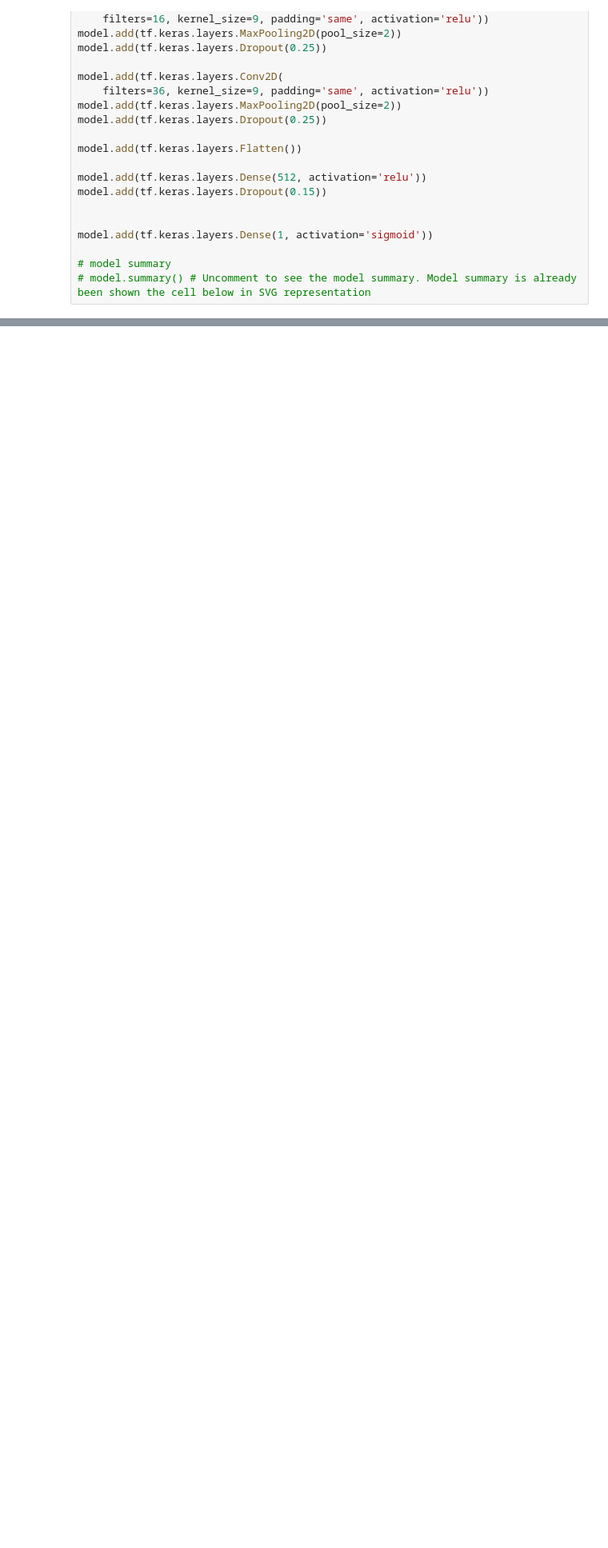
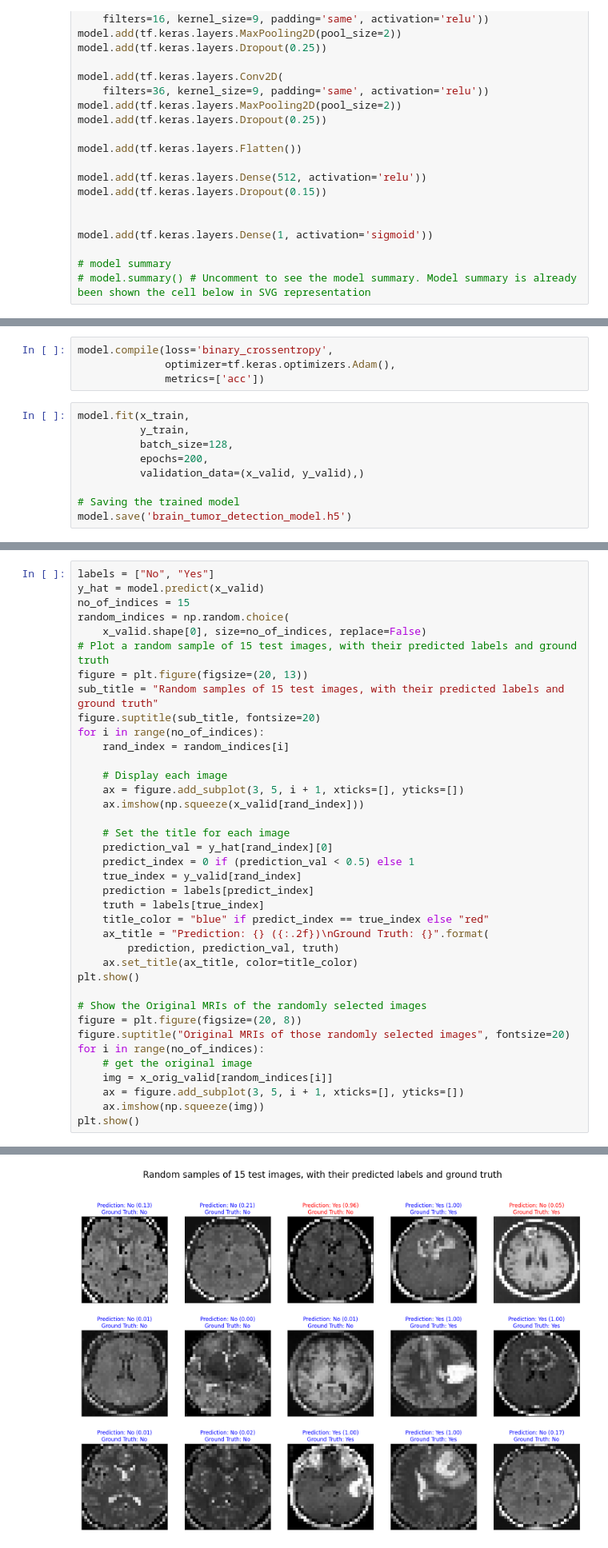
Before and after one commit to allmamun556/Brain-Tumor-Detection, a Jupyter notebook: brain_tumor_classification.ipynb, the cells around one changed output, grey strips where cells are left out. Shown at 80% size. Cells and saved outputs as stored; diff of their text form; blank space fills up the shorter version.

```diff
--- a/brain_tumor_classification.ipynb
+++ b/brain_tumor_classification.ipynb
@@ -153,0 +146,13 @@ ImportError: You must install pydot (`pip install pydot`) for model_to_dot to wo
+# %%
+model.compile(loss='binary_crossentropy',
+              optimizer=tf.keras.optimizers.Adam(),
+              metrics=['acc'])
+# %%
+model.fit(x_train,
+          y_train,
+          batch_size=128,
+          epochs=200,
+          validation_data=(x_valid, y_valid),)
+
+# Saving the trained model
+model.save('brain_tumor_detection_model.h5')
@@ -153,0 +177,39 @@ ImportError: You must install pydot (`pip install pydot`) for model_to_dot to wo
+# %%
+labels = ["No", "Yes"]
+y_hat = model.predict(x_valid)
+no_of_indices = 15
+random_indices = np.random.choice(
+    x_valid.shape[0], size=no_of_indices, replace=False)
+# Plot a random sample of 15 test images, with their predicted labels and ground truth
+figure = plt.figure(figsize=(20, 13))
+sub_title = "Random samples of 15 test images, with their predicted labels and ground truth"
+figure.suptitle(sub_title, fontsize=20)
+for i in range(no_of_indices):
+    rand_index = random_indices[i]
+
+    # Display each image
+    ax = figure.add_subplot(3, 5, i + 1, xticks=[], yticks=[])
+    ax.imshow(np.squeeze(x_valid[rand_index]))
+
+    # Set the title for each image
+    prediction_val = y_hat[rand_index][0]
+    predict_index = 0 if (prediction_val < 0.5) else 1
+    true_index = y_valid[rand_index]
+    prediction = labels[predict_index]
+    truth = labels[true_index]
+    title_color = "blue" if predict_index == true_index else "red"
+    ax_title = "Prediction: {} ({:.2f})\nGround Truth: {}".format(
+        prediction, prediction_val, truth)
+    ax.set_title(ax_title, color=title_color)
+plt.show()
+
+# Show the Original MRIs of the randomly selected images
+figure = plt.figure(figsize=(20, 8))
+figure.suptitle("Original MRIs of those randomly selected images", fontsize=20)
+for i in range(no_of_indices):
+    # get the original image
+    img = x_orig_valid[random_indices[i]]
+    ax = figure.add_subplot(3, 5, i + 1, xticks=[], yticks=[])
+    ax.imshow(np.squeeze(img))
+plt.show()
+# %% [output]
@@ -153,0 +217 @@ ImportError: You must install pydot (`pip install pydot`) for model_to_dot to wo
+[figure, added]
```
Also changed, not shown: parts of 4 cells of this notebook.
